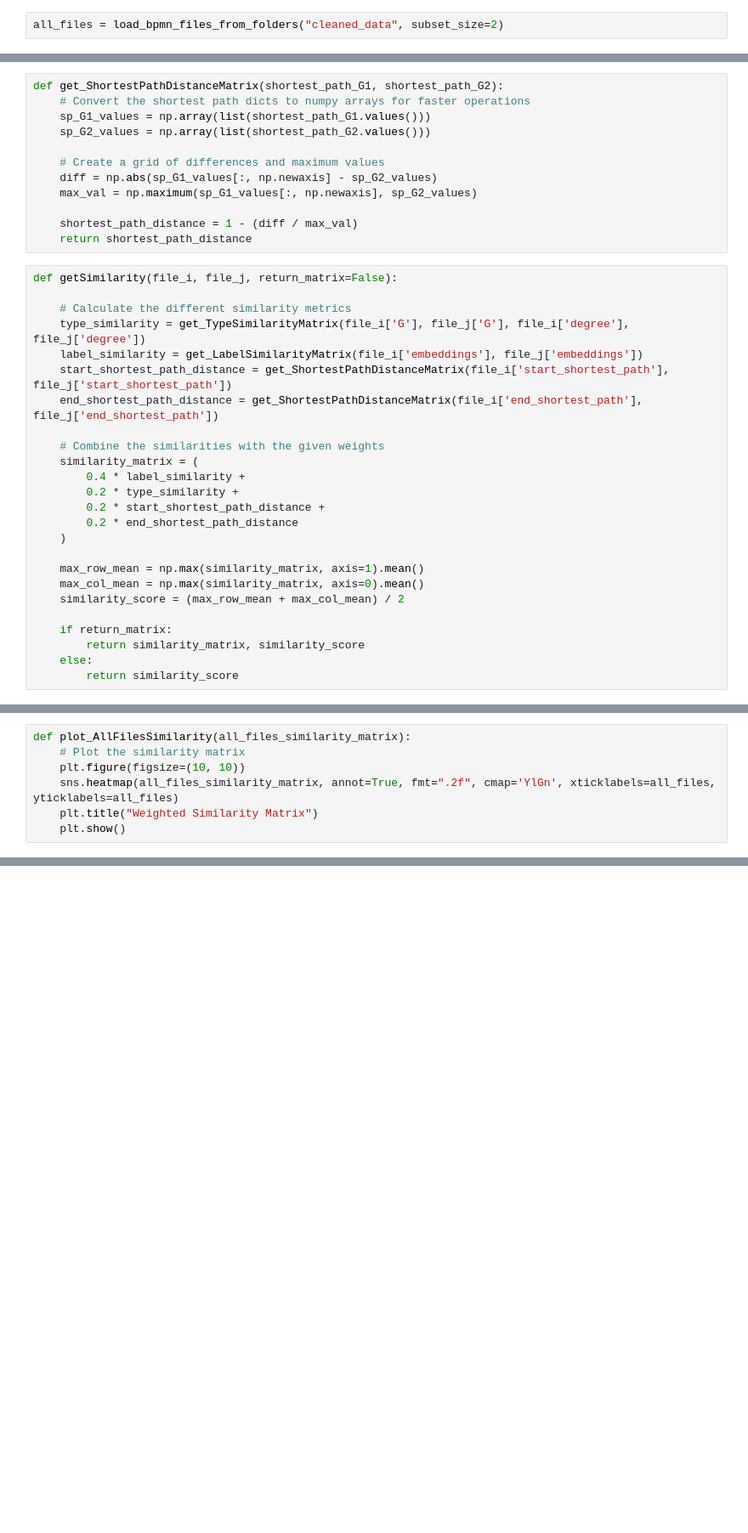
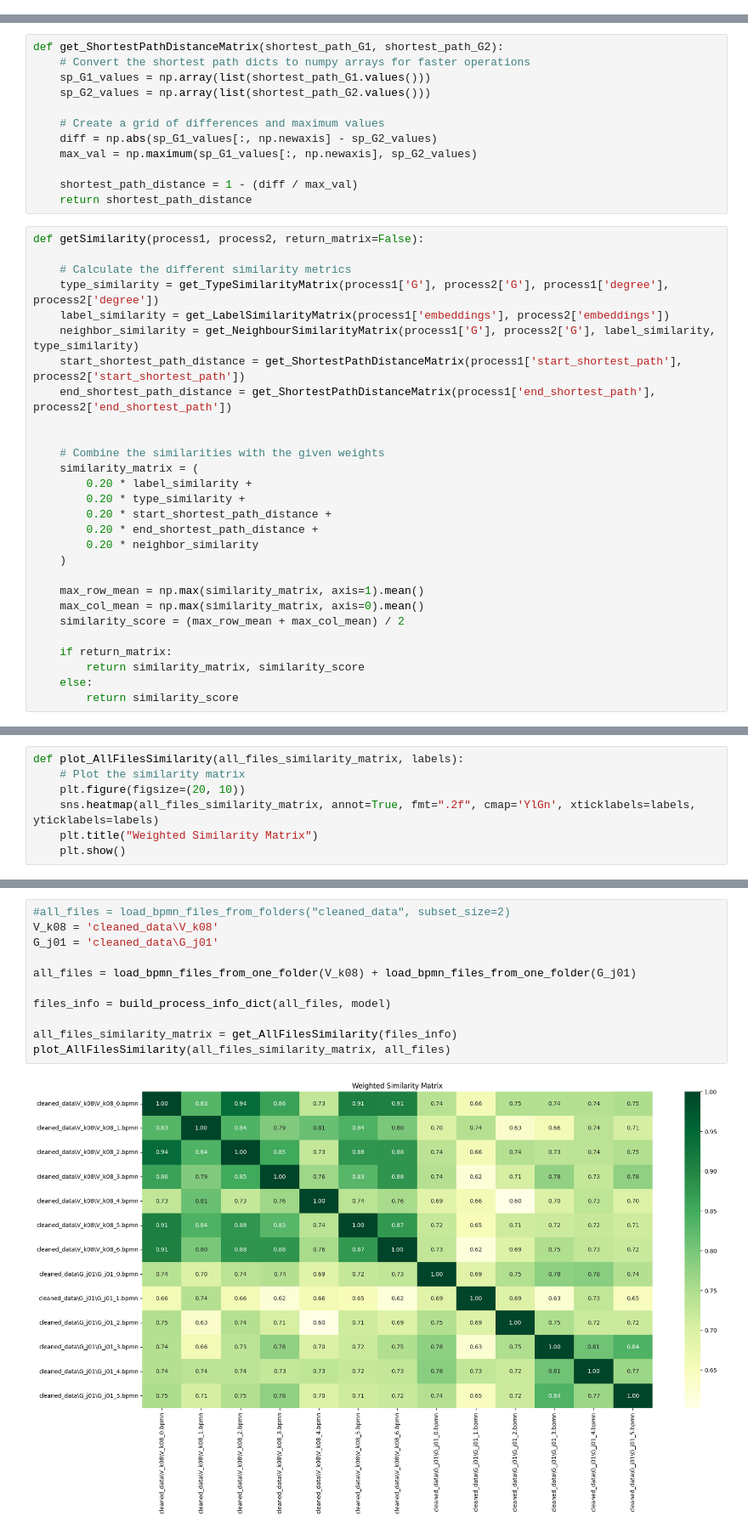
Before and after one commit to mariiapronesti01/bpnm_code, a Jupyter notebook: metric_optimization.ipynb, the cells around one changed output, grey strips where cells are left out. Shown: that part at 85% size. Cells and saved outputs as stored; diff of their text form; blank space fills up the shorter version.

Commit message:
working metric with neighbors

```diff
--- a/metric_optimization.ipynb
+++ b/metric_optimization.ipynb
@@ -71,8 +72,6 @@ def load_bpmn_files_from_folders(base_path, subset_size=4):
         bpmn_files = [file for file in all_files if file.endswith('.bpmn')]
 
     return bpmn_files
-# %%
-all_files = load_bpmn_files_from_folders("cleaned_data", subset_size=2)
 # %%
 def build_process_info_dict(all_files, model):
     files_info = {}
@@ -141,20 +162,23 @@ def get_ShortestPathDistanceMatrix(shortest_path_G1, shortest_path_G2):
     shortest_path_distance = 1 - (diff / max_val)
     return shortest_path_distance
 # %%
-def getSimilarity(file_i, file_j, return_matrix=False):
+def getSimilarity(process1, process2, return_matrix=False):
 
     # Calculate the different similarity metrics
-    type_similarity = get_TypeSimilarityMatrix(file_i['G'], file_j['G'], file_i['degree'], file_j['degree'])
-    label_similarity = get_LabelSimilarityMatrix(file_i['embeddings'], file_j['embeddings'])
-    start_shortest_path_distance = get_ShortestPathDistanceMatrix(file_i['start_shortest_path'], file_j['start_shortest_path'])
-    end_shortest_path_distance = get_ShortestPathDistanceMatrix(file_i['end_shortest_path'], file_j['end_shortest_path'])
+    type_similarity = get_TypeSimilarityMatrix(process1['G'], process2['G'], process1['degree'], process2['degree'])
+    label_similarity = get_LabelSimilarityMatrix(process1['embeddings'], process2['embeddings'])
+    neighbor_similarity = get_NeighbourSimilarityMatrix(process1['G'], process2['G'], label_similarity, type_similarity)
+    start_shortest_path_distance = get_ShortestPathDistanceMatrix(process1['start_shortest_path'], process2['start_shortest_path'])
+    end_shortest_path_distance = get_ShortestPathDistanceMatrix(process1['end_shortest_path'], process2['end_shortest_path'])
+
 
     # Combine the similarities with the given weights
     similarity_matrix = (
-        0.4 * label_similarity +
-        0.2 * type_similarity +
-        0.2 * start_shortest_path_distance +
-        0.2 * end_shortest_path_distance
+        0.20 * label_similarity +
+        0.20 * type_similarity +
+        0.20 * start_shortest_path_distance +
+        0.20 * end_shortest_path_distance +
+        0.20 * neighbor_similarity
     )
 
     max_row_mean = np.max(similarity_matrix, axis=1).mean()
@@ -190,9 +214,9 @@ def get_AllFilesSimilarity(files_info):
 
     return all_files_similarity_matrix
 # %%
-def plot_AllFilesSimilarity(all_files_similarity_matrix):
+def plot_AllFilesSimilarity(all_files_similarity_matrix, labels):
     # Plot the similarity matrix
-    plt.figure(figsize=(10, 10))
-    sns.heatmap(all_files_similarity_matrix, annot=True, fmt=".2f", cmap='YlGn', xticklabels=all_files, yticklabels=all_files)
+    plt.figure(figsize=(20, 10))
+    sns.heatmap(all_files_similarity_matrix, annot=True, fmt=".2f", cmap='YlGn', xticklabels=labels, yticklabels=labels)
     plt.title("Weighted Similarity Matrix")
     plt.show()
@@ -219,0 +223,13 @@ end_shortest_path_distance = get_ShortestPathDistanceMatrix(new_file_info['end_s
+# %%
+#all_files = load_bpmn_files_from_folders("cleaned_data", subset_size=2)
+V_k08 = 'cleaned_data\V_k08'
+G_j01 = 'cleaned_data\G_j01'
+
+all_files = load_bpmn_files_from_one_folder(V_k08) + load_bpmn_files_from_one_folder(G_j01)
+
+files_info = build_process_info_dict(all_files, model)
+
+all_files_similarity_matrix = get_AllFilesSimilarity(files_info)
+plot_AllFilesSimilarity(all_files_similarity_matrix, all_files)
+# %% [output]
+[figure, added]
```
Also changed, not shown: parts of 11 cells of this notebook, 1 other file.
